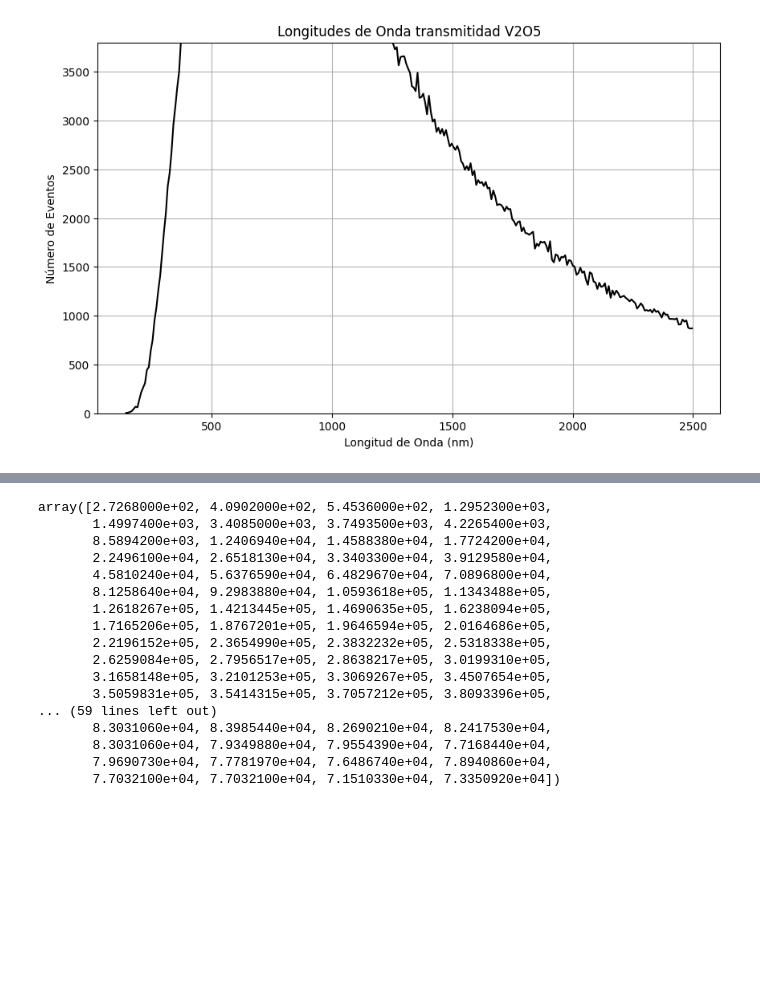
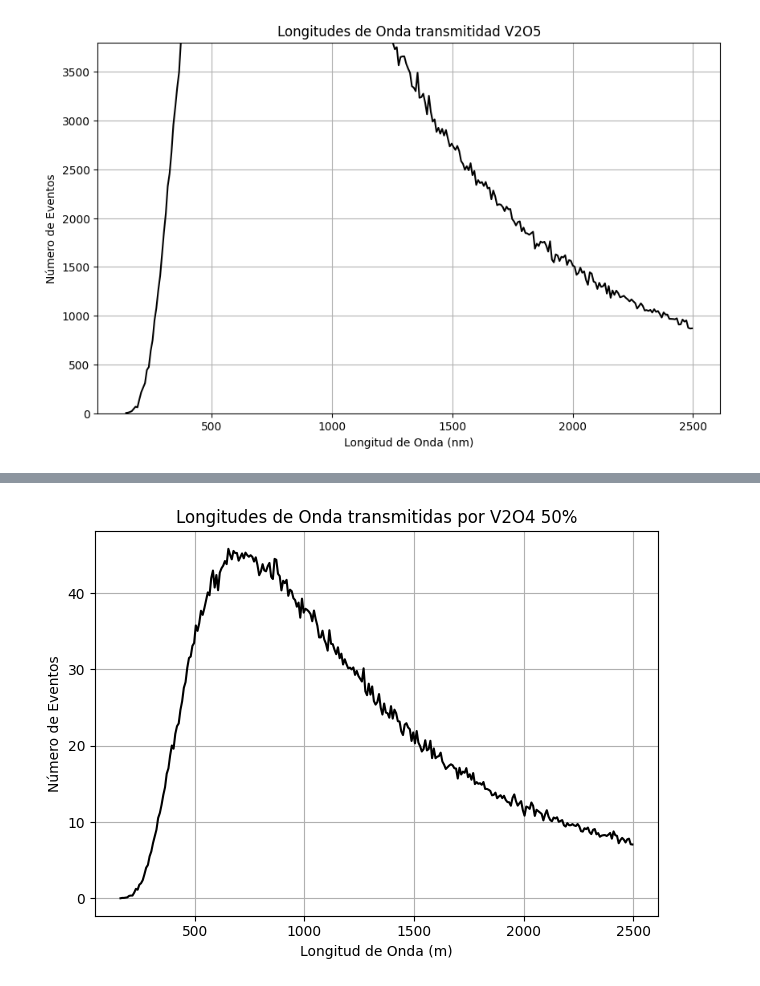
Before and after one commit to alonsoaf777/Geant4Charact2, a Jupyter notebook: G4-PCM/Codes/Spectrum.ipynb, the cells around one changed output, grey strips where cells are left out. Cells and saved outputs as stored; diff of their text form; code cells hidden in the pictures; blank space fills up the shorter version.

```diff
--- a/G4-PCM/Codes/Spectrum.ipynb
+++ b/G4-PCM/Codes/Spectrum.ipynb
@@ -171,7 +171,7 @@ else:
     # Segunda gráfica (Longitud de onda)
     norm_wl = counts_wavelength*100/6817
     ax2.plot(bin_centers_wavelength, norm_wl, linestyle='-', color='black')
-    ax2.set_title('Longitudes de Onda transmitidas por el Sol en la Tierra')
+    ax2.set_title('Longitudes de Onda transmitidas por V2O4 50%')
     ax2.set_xlabel('Longitud de Onda (m)')
     ax2.set_ylabel('Número de Eventos')
     ax2.grid(True)
@@ -184,20 +182,58 @@ else:
-# %%
-norm_wl
-# %% [output]
-array([2.7268000e+02, 4.0902000e+02, 5.4536000e+02, 1.2952300e+03,
-       1.4997400e+03, 3.4085000e+03, 3.7493500e+03, 4.2265400e+03,
-       8.5894200e+03, 1.2406940e+04, 1.4588380e+04, 1.7724200e+04,
-       2.2496100e+04, 2.6518130e+04, 3.3403300e+04, 3.9129580e+04,
-       4.5810240e+04, 5.6376590e+04, 6.4829670e+04, 7.0896800e+04,
-       8.1258640e+04, 9.2983880e+04, 1.0593618e+05, 1.1343488e+05,
-       1.2618267e+05, 1.4213445e+05, 1.4690635e+05, 1.6238094e+05,
-       1.7165206e+05, 1.8767201e+05, 1.9646594e+05, 2.0164686e+05,
-       2.2196152e+05, 2.3654990e+05, 2.3832232e+05, 2.5318338e+05,
-       2.6259084e+05, 2.7956517e+05, 2.8638217e+05, 3.0199310e+05,
-       3.1658148e+05, 3.2101253e+05, 3.3069267e+05, 3.4507654e+05,
-       3.5059831e+05, 3.5414315e+05, 3.7057212e+05, 3.8093396e+05,
-... (59 lines left out)
-       8.3031060e+04, 8.3985440e+04, 8.2690210e+04, 8.2417530e+04,
-       8.3031060e+04, 7.9349880e+04, 7.9554390e+04, 7.7168440e+04,
-       7.9690730e+04, 7.7781970e+04, 7.6486740e+04, 7.8940860e+04,
-       7.7032100e+04, 7.7032100e+04, 7.1510330e+04, 7.3350920e+04])
+# %%
+import uproot
+import pandas as pd
+import matplotlib.pyplot as plt
+import numpy as np
+
+# Parámetros
+file_path = 'C:\\Users\\conej\\Documents\\Universidad\\Geant4\\Projects\\Git\\G4-PCM\\build\\Release\\Sim0.root'  # Ruta al archivo ROOT
+tree_name = 'G4_PCM'    # Nombre del árbol
+branch_name = 'Energy'  # Nombre de la categoría
+
+# Constante para la conversión de eV a nm
+eV_to_nm = 1240
+
+# Abre el archivo ROOT y lee la ntuple
+with uproot.open(file_path) as file:
+    tree = file[tree_name]
+    # Lee toda la ntuple y convierte a un DataFrame
+    df = tree.arrays(library="pd")
+
+# Verifica si la columna 'branch_name' está en el DataFrame
+if branch_name not in df.columns:
+    print(f"Columna '{branch_name}' no encontrada en el DataFrame.")
+else:
+    # Calcula el histograma de energía
+    data = df[branch_name].dropna()
+    counts_energy, bins_energy = np.histogram(data, bins=300)
+    bin_centers_energy = (bins_energy[:-1] + bins_energy[1:]) / 2
+
+    # Convierte energía (eV) a longitud de onda (nm)
+    wavelengths = eV_to_nm / data
+    counts_wavelength, bins_wavelength = np.histogram(wavelengths, bins=300)
+    bin_centers_wavelength = (bins_wavelength[:-1] + bins_wavelength[1:]) / 2
+
+    # Crea la figura y las subgráficas
+    # fig, (ax1, ax2) = plt.subplots(2, 1, figsize=(10, 12))
+    fig, (ax2) = plt.subplots(1, 1)
+
+    # # Primera gráfica (Energía)
+    # ax1.plot(bin_centers_energy, counts_energy, linestyle='-', color='black')
+    # ax1.set_title(f'Gráfica de {branch_name}')
+    # ax1.set_xlabel(branch_name)
+    # ax1.set_ylabel('Número de Eventos')
+    # ax1.grid(True)
+
+    # Segunda gráfica (Longitud de onda)
+    norm_wl = counts_wavelength*100/6817
+    ax2.plot(bin_centers_wavelength, norm_wl, linestyle='-', color='black')
+    ax2.set_title('Longitudes de Onda transmitidas por V2O4 50%')
+    ax2.set_xlabel('Longitud de Onda (m)')
+    ax2.set_ylabel('Número de Eventos')
+    ax2.grid(True)
+
+    # Muestra la figura
+    plt.tight_layout()
+    plt.show()
+# %% [output]
+[figure, added]
```
Also changed, not shown: parts of 1 cell of this notebook, 4 other files.
